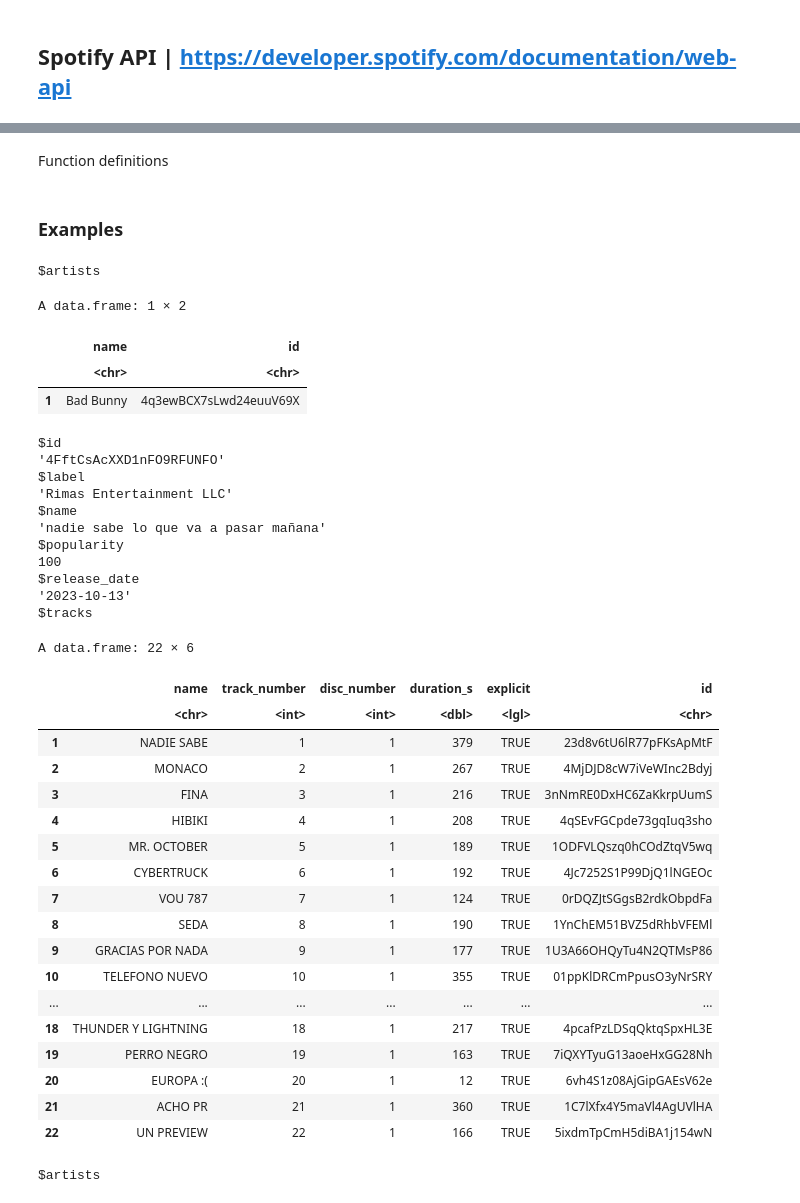
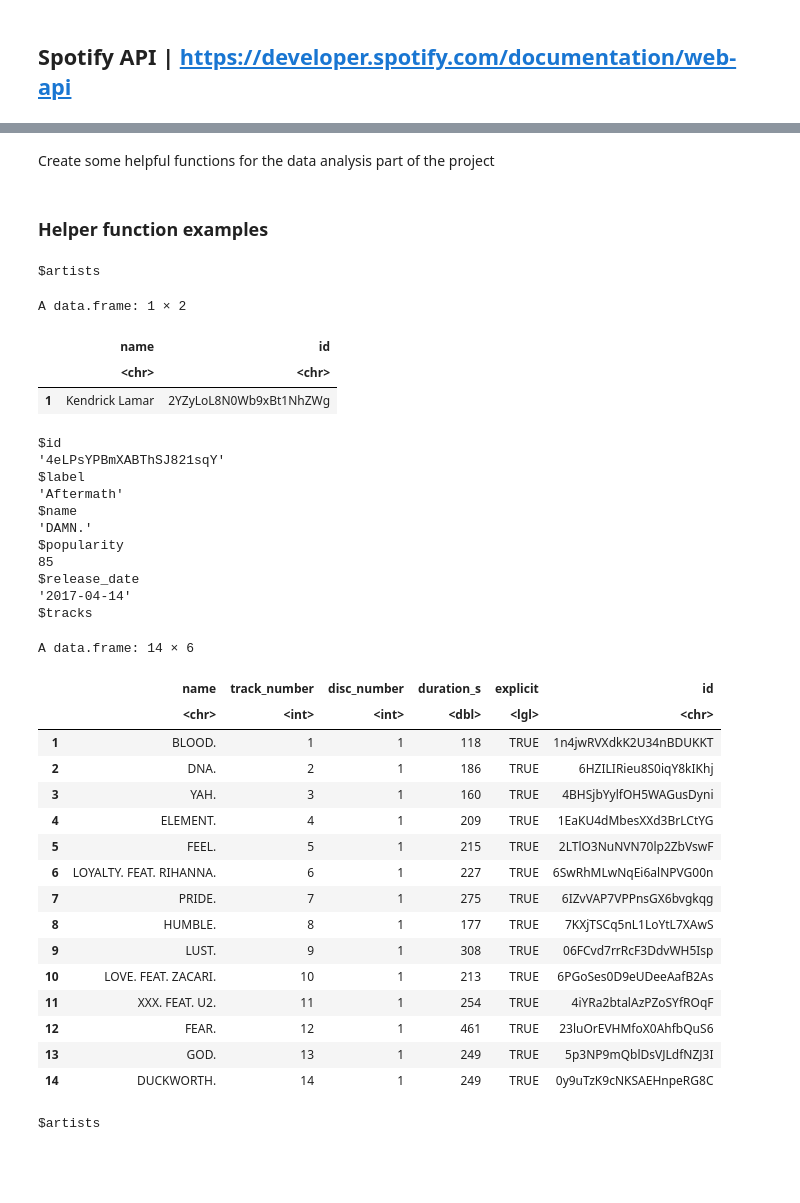
Before and after one commit to ryan-mooore/data201, a Jupyter notebook: project.ipynb, the cells around one changed output, grey strips where cells are left out. Drawn from its saved outputs; the diff is of its cells as text; code cells hidden in the pictures; blank space fills up the shorter version.

```diff
--- a/project.ipynb
+++ b/project.ipynb
@@ -177,7 +179,7 @@ Get access token
 # %%
 access_token <- get_spotify_access_token()
 # %% [markdown]
-Function definitions
+Create some helpful functions for the data analysis part of the project
 # %%
 spotify_get_album <- function(album_name) {
     album <- album_name %>%
@@ -231,45 +239,43 @@ spotify_get_artist <- function(artist_name) {
     artist[c("followers", "genres", "id", "name", "popularity")]
 }
 # %% [markdown]
-### Examples
+### Helper function examples
 # %%
-spotify_get_album("BAD")
+spotify_get_album("DAMN.")
 # %% [output]
 $artists
 A data.frame: 1 × 2
 |  | name | id |
 |  | <chr> | <chr> |
-| 1 | Bad Bunny | 4q3ewBCX7sLwd24euuV69X |
+| 1 | Kendrick Lamar | 2YZyLoL8N0Wb9xBt1NhZWg |
 $id
-'4FftCsAcXXD1nFO9RFUNFO'
+'4eLPsYPBmXABThSJ821sqY'
 $label
-'Rimas Entertainment LLC'
+'Aftermath'
 $name
-'nadie sabe lo que va a pasar mañana'
+'DAMN.'
 $popularity
-100
+85
 $release_date
-'2023-10-13'
+'2017-04-14'
 $tracks
-A data.frame: 22 × 6
+A data.frame: 14 × 6
 |  | name | track_number | disc_number | duration_s | explicit | id |
 |  | <chr> | <int> | <int> | <dbl> | <lgl> | <chr> |
-| 1 | NADIE SABE | 1 | 1 | 379 | TRUE | 23d8v6tU6lR77pFKsApMtF |
-| 2 | MONACO | 2 | 1 | 267 | TRUE | 4MjDJD8cW7iVeWInc2Bdyj |
-| 3 | FINA | 3 | 1 | 216 | TRUE | 3nNmRE0DxHC6ZaKkrpUumS |
-| 4 | HIBIKI | 4 | 1 | 208 | TRUE | 4qSEvFGCpde73gqIuq3sho |
-| 5 | MR. OCTOBER | 5 | 1 | 189 | TRUE | 1ODFVLQszq0hCOdZtqV5wq |
-| 6 | CYBERTRUCK | 6 | 1 | 192 | TRUE | 4Jc7252S1P99DjQ1lNGEOc |
-| 7 | VOU 787 | 7 | 1 | 124 | TRUE | 0rDQZJtSGgsB2rdkObpdFa |
-| 8 | SEDA | 8 | 1 | 190 | TRUE | 1YnChEM51BVZ5dRhbVFEMl |
-| 9 | GRACIAS POR NADA | 9 | 1 | 177 | TRUE | 1U3A66OHQyTu4N2QTMsP86 |
-| 10 | TELEFONO NUEVO | 10 | 1 | 355 | TRUE | 01ppKlDRCmPpusO3yNrSRY |
-| ... | ... | ... | ... | ... | ... | ... |
-| 18 | THUNDER Y LIGHTNING | 18 | 1 | 217 | TRUE | 4pcafPzLDSqQktqSpxHL3E |
-| 19 | PERRO NEGRO | 19 | 1 | 163 | TRUE | 7iQXYTyuG13aoeHxGG28Nh |
-| 20 | EUROPA :( | 20 | 1 | 12 | TRUE | 6vh4S1z08AjGipGAEsV62e |
-| 21 | ACHO PR | 21 | 1 | 360 | TRUE | 1C7lXfx4Y5maVl4AgUVlHA |
-| 22 | UN PREVIEW | 22 | 1 | 166 | TRUE | 5ixdmTpCmH5diBA1j154wN |
+| 1 | BLOOD. | 1 | 1 | 118 | TRUE | 1n4jwRVXdkK2U34nBDUKKT |
+| 2 | DNA. | 2 | 1 | 186 | TRUE | 6HZILIRieu8S0iqY8kIKhj |
+| 3 | YAH. | 3 | 1 | 160 | TRUE | 4BHSjbYylfOH5WAGusDyni |
+| 4 | ELEMENT. | 4 | 1 | 209 | TRUE | 1EaKU4dMbesXXd3BrLCtYG |
+| 5 | FEEL. | 5 | 1 | 215 | TRUE | 2LTlO3NuNVN70lp2ZbVswF |
+| 6 | LOYALTY. FEAT. RIHANNA. | 6 | 1 | 227 | TRUE | 6SwRhMLwNqEi6alNPVG00n |
+| 7 | PRIDE. | 7 | 1 | 275 | TRUE | 6IZvVAP7VPPnsGX6bvgkqg |
+| 8 | HUMBLE. | 8 | 1 | 177 | TRUE | 7KXjTSCq5nL1LoYtL7XAwS |
+| 9 | LUST. | 9 | 1 | 308 | TRUE | 06FCvd7rrRcF3DdvWH5Isp |
+| 10 | LOVE. FEAT. ZACARI. | 10 | 1 | 213 | TRUE | 6PGoSes0D9eUDeeAafB2As |
+| 11 | XXX. FEAT. U2. | 11 | 1 | 254 | TRUE | 4iYRa2btalAzPZoSYfROqF |
+| 12 | FEAR. | 12 | 1 | 461 | TRUE | 23luOrEVHMfoX0AhfbQuS6 |
+| 13 | GOD. | 13 | 1 | 249 | TRUE | 5p3NP9mQblDsVJLdfNZJ3I |
+| 14 | DUCKWORTH. | 14 | 1 | 249 | TRUE | 0y9uTzK9cNKSAEHnpeRG8C |
 # %%
 spotify_get_song("Pacific State")
 # %% [output]
```
Also changed, not shown: parts of 29 cells of this notebook.
